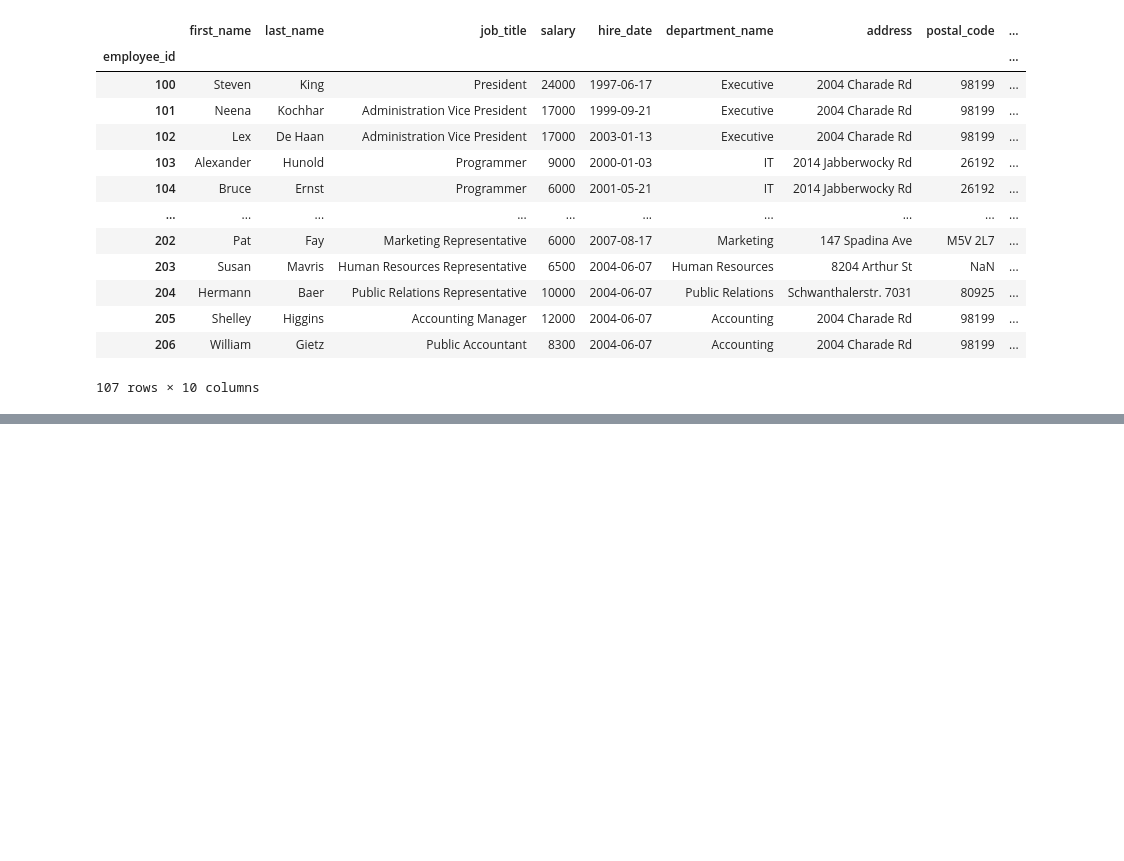
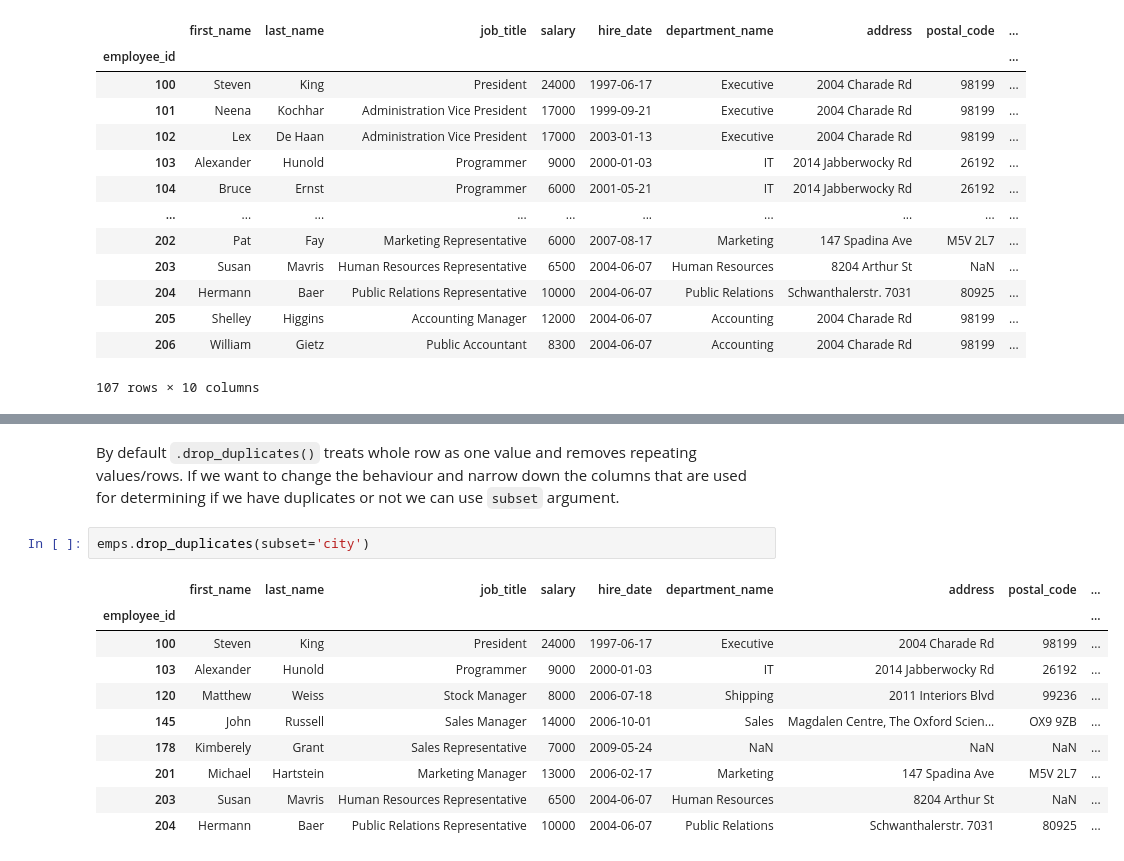
Before and after one commit to alx2202/DataAnalysis, a Jupyter notebook: Day14/handling_duplicates.ipynb, the cells around one changed output, grey strips where cells are left out. Drawn from its saved outputs; the diff is of its cells as text; blank space fills up the shorter version.

```diff
--- a/Day14/handling_duplicates.ipynb
+++ b/Day14/handling_duplicates.ipynb
@@ -24,0 +226,15 @@ emps
+# %% [markdown]
+By default `.drop_duplicates()` treats whole row as one value and removes repeating values/rows. If we want to change the behaviour and narrow down the columns that are used for determining if we have duplicates or not we can use `subset` argument.
+# %%
+emps.drop_duplicates(subset='city')
+# %% [output]
+|  | first_name | last_name | job_title | salary | hire_date | department_name | address | postal_code | ... |
+| employee_id |  |  |  |  |  |  |  |  | ... |
+| 100 | Steven | King | President | 24000 | 1997-06-17 | Executive | 2004 Charade Rd | 98199 | ... |
+| 103 | Alexander | Hunold | Programmer | 9000 | 2000-01-03 | IT | 2014 Jabberwocky Rd | 26192 | ... |
+| 120 | Matthew | Weiss | Stock Manager | 8000 | 2006-07-18 | Shipping | 2011 Interiors Blvd | 99236 | ... |
+| 145 | John | Russell | Sales Manager | 14000 | 2006-10-01 | Sales | Magdalen Centre, The Oxford Scien... | OX9 9ZB | ... |
+| 178 | Kimberely | Grant | Sales Representative | 7000 | 2009-05-24 | NaN | NaN | NaN | ... |
+| 201 | Michael | Hartstein | Marketing Manager | 13000 | 2006-02-17 | Marketing | 147 Spadina Ave | M5V 2L7 | ... |
+| 203 | Susan | Mavris | Human Resources Representative | 6500 | 2004-06-07 | Human Resources | 8204 Arthur St | NaN | ... |
+| 204 | Hermann | Baer | Public Relations Representative | 10000 | 2004-06-07 | Public Relations | Schwanthalerstr. 7031 | 80925 | ... |
```
Also changed, not shown: parts of 23 cells of this notebook.
